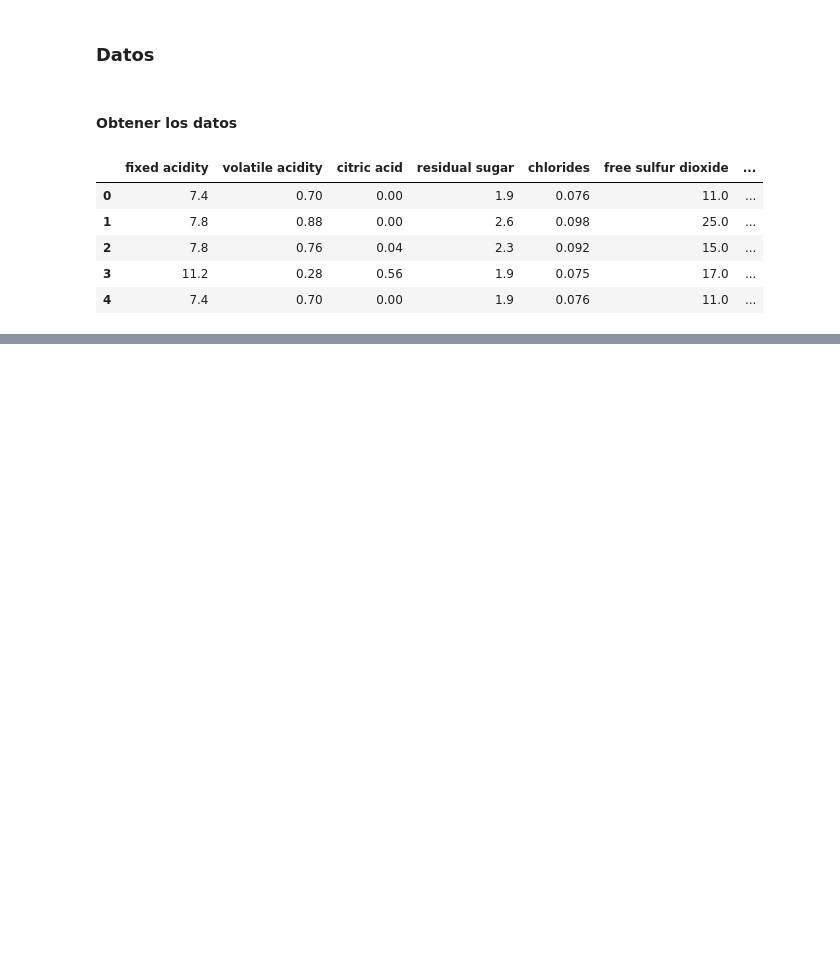
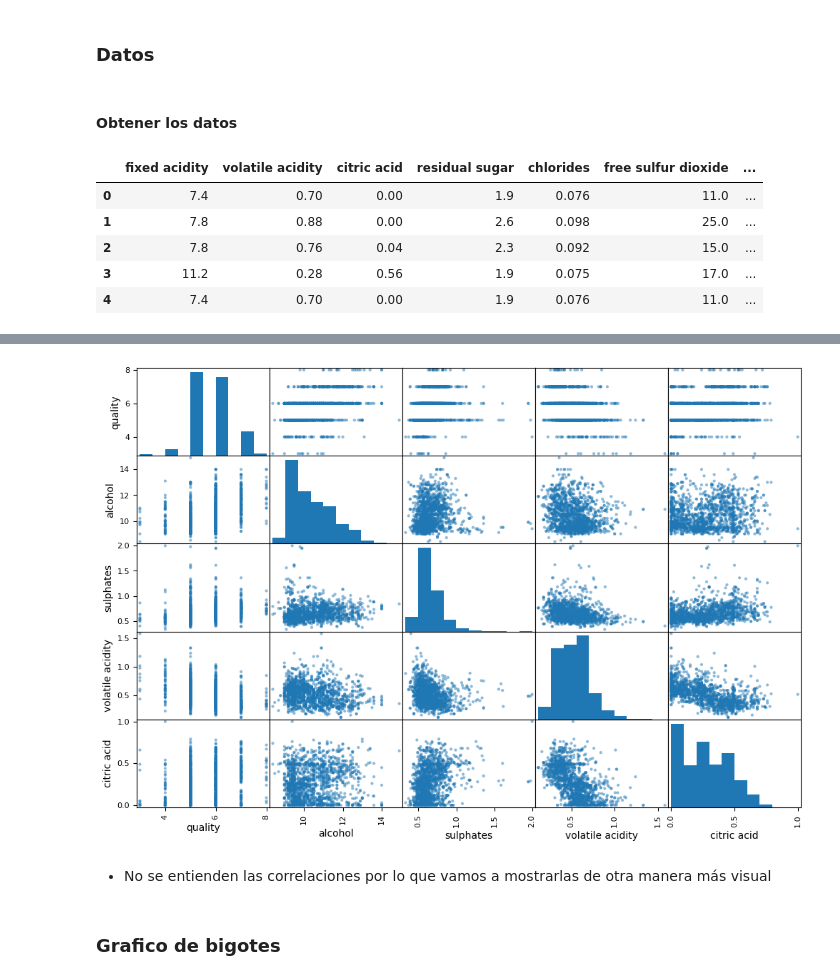
Before and after one commit to braiso-22/ejercicio-valoracion-vinos, a Jupyter notebook: ml-vinos.ipynb, the cells around one changed output, grey strips where cells are left out. Saved outputs shown, nothing was run; the diff lists cells and outputs as text; code cells hidden in the pictures; blank space fills up the shorter version.

Commit message:
Se añade grafico de bigotes

```diff
--- a/ml-vinos.ipynb
+++ b/ml-vinos.ipynb
@@ -40,0 +121,11 @@ df.head()
+# %%
+from pandas.plotting import scatter_matrix
+
+attributes = ["quality","alcohol", "sulphates", "volatile acidity","citric acid"]
+scatter_matrix(df[attributes], figsize=(12, 8));
+# %% [output]
+[figure, added]
+# %% [markdown]
+* No se entienden las correlaciones por lo que vamos a mostrarlas de otra manera más visual
+# %% [markdown]
+### Grafico de bigotes
```
Also changed, not shown: parts of 58 cells of this notebook.
